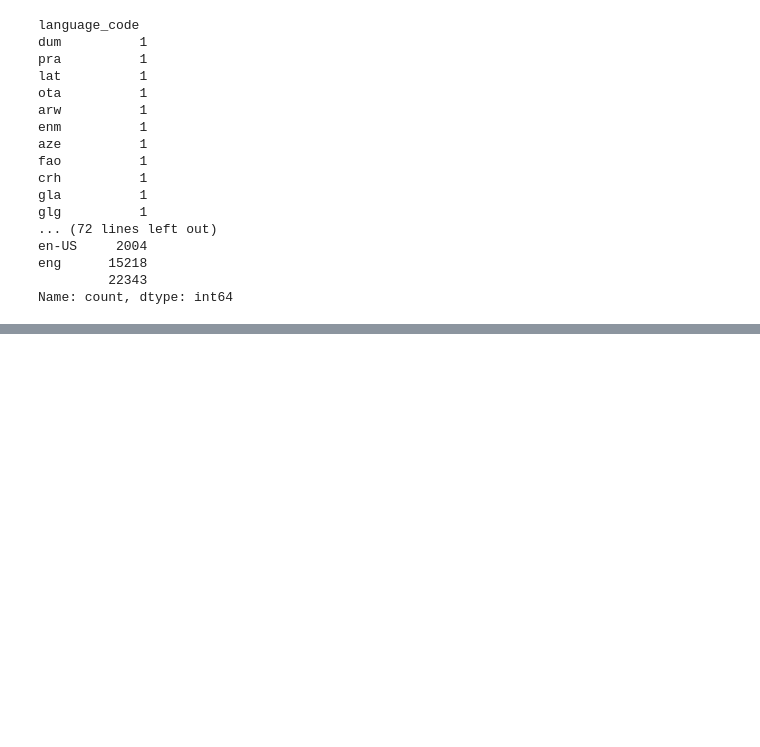
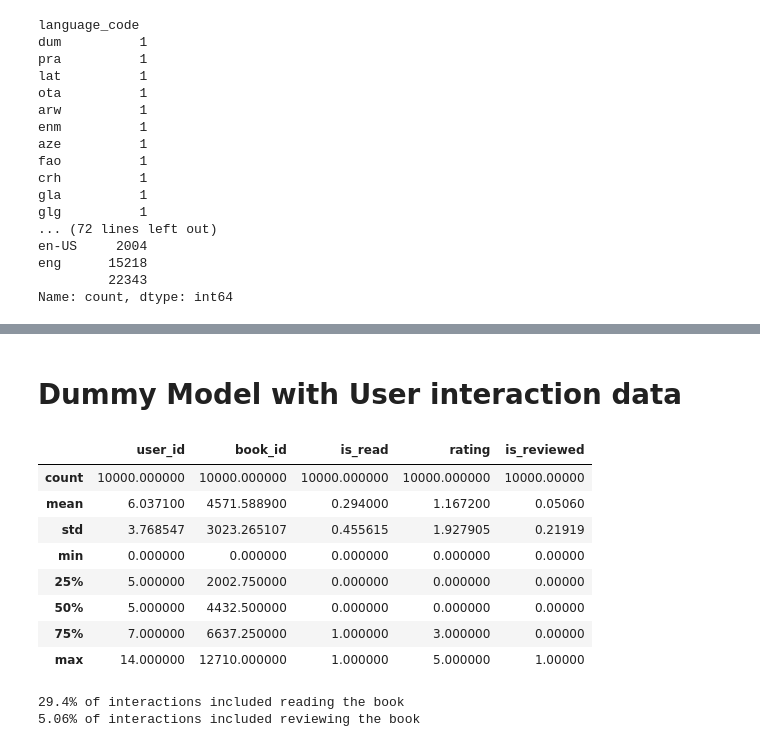
Before and after one commit to KRA96/The_Book_Thrift, a Jupyter notebook: notebooks/kra96_eda.ipynb, the cells around one changed output, grey strips where cells are left out. Drawn from its saved outputs; the diff is of its cells as text; code cells hidden in the pictures; blank space fills up the shorter version.

```diff
--- a/notebooks/kra96_eda.ipynb
+++ b/notebooks/kra96_eda.ipynb
@@ -123,0 +214,26 @@ Name: num_pages, dtype: float64
+# %% [markdown]
+# Dummy Model with User interaction data
+# %%
+# load user interaction data
+interactions = pd.read_csv('../raw_data/goodreads_interactions.csv', nrows=10_000)
+# %%
+interactions.describe()
+# %% [output]
+|  | user_id | book_id | is_read | rating | is_reviewed |
+| count | 10000.000000 | 10000.000000 | 10000.000000 | 10000.000000 | 10000.00000 |
+| mean | 6.037100 | 4571.588900 | 0.294000 | 1.167200 | 0.05060 |
+| std | 3.768547 | 3023.265107 | 0.455615 | 1.927905 | 0.21919 |
+| min | 0.000000 | 0.000000 | 0.000000 | 0.000000 | 0.00000 |
+| 25% | 5.000000 | 2002.750000 | 0.000000 | 0.000000 | 0.00000 |
+| 50% | 5.000000 | 4432.500000 | 0.000000 | 0.000000 | 0.00000 |
+| 75% | 7.000000 | 6637.250000 | 1.000000 | 3.000000 | 0.00000 |
+| max | 14.000000 | 12710.000000 | 1.000000 | 5.000000 | 1.00000 |
+# %%
+# Distribution of is-read status, rating, and is-reviews status
+percent_read = interactions[interactions['is_read'] == 1].shape[0]/interactions.shape[0] * 100
+percent_reviews = interactions[interactions['is_reviewed'] == 1].shape[0]/interactions.shape[0] * 100
+print(f'{percent_read}% of interactions included reading the book')
+print(f'{percent_reviews}% of interactions included reviewing the book')
+# %% [output]
+29.4% of interactions included reading the book
+5.06% of interactions included reviewing the book
```
Also changed, not shown: parts of 15 cells of this notebook, 1 other file.
